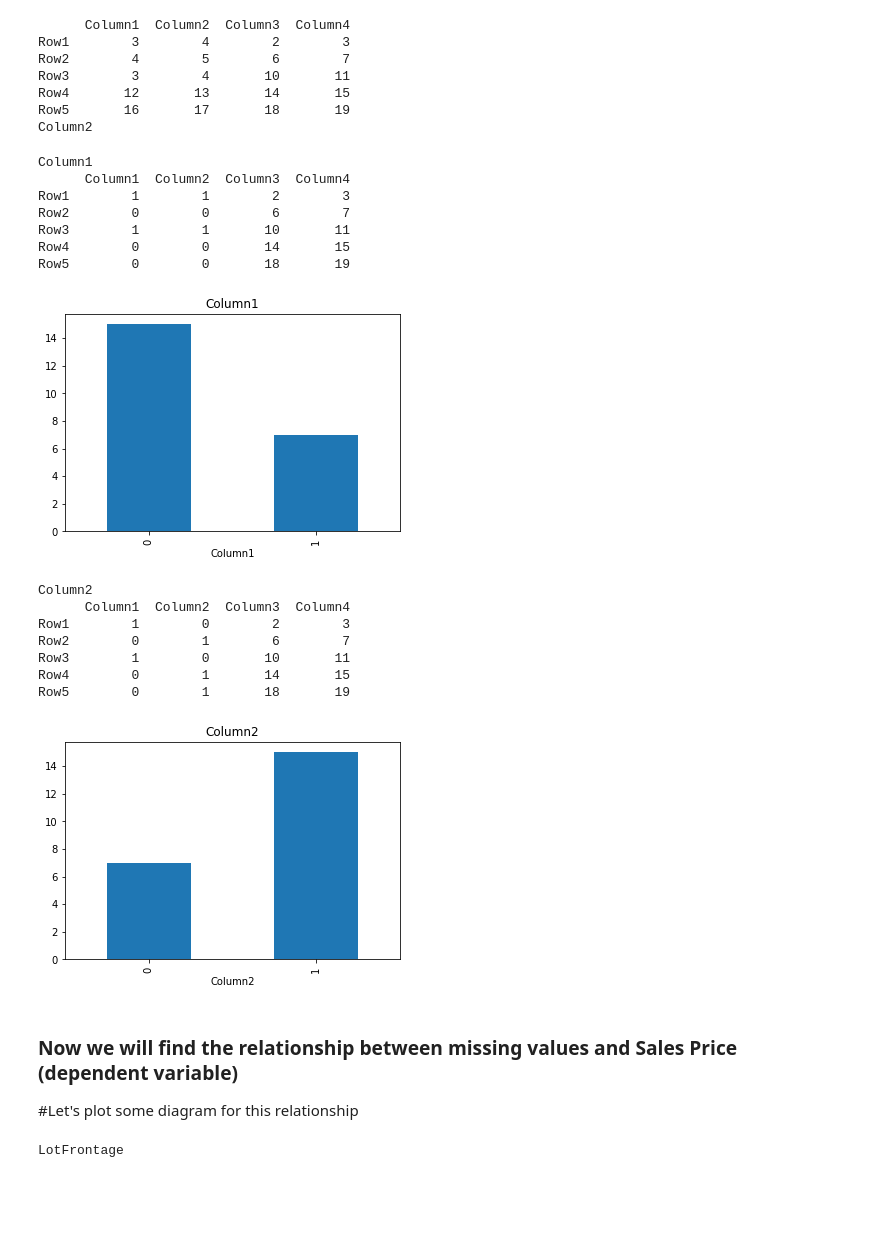
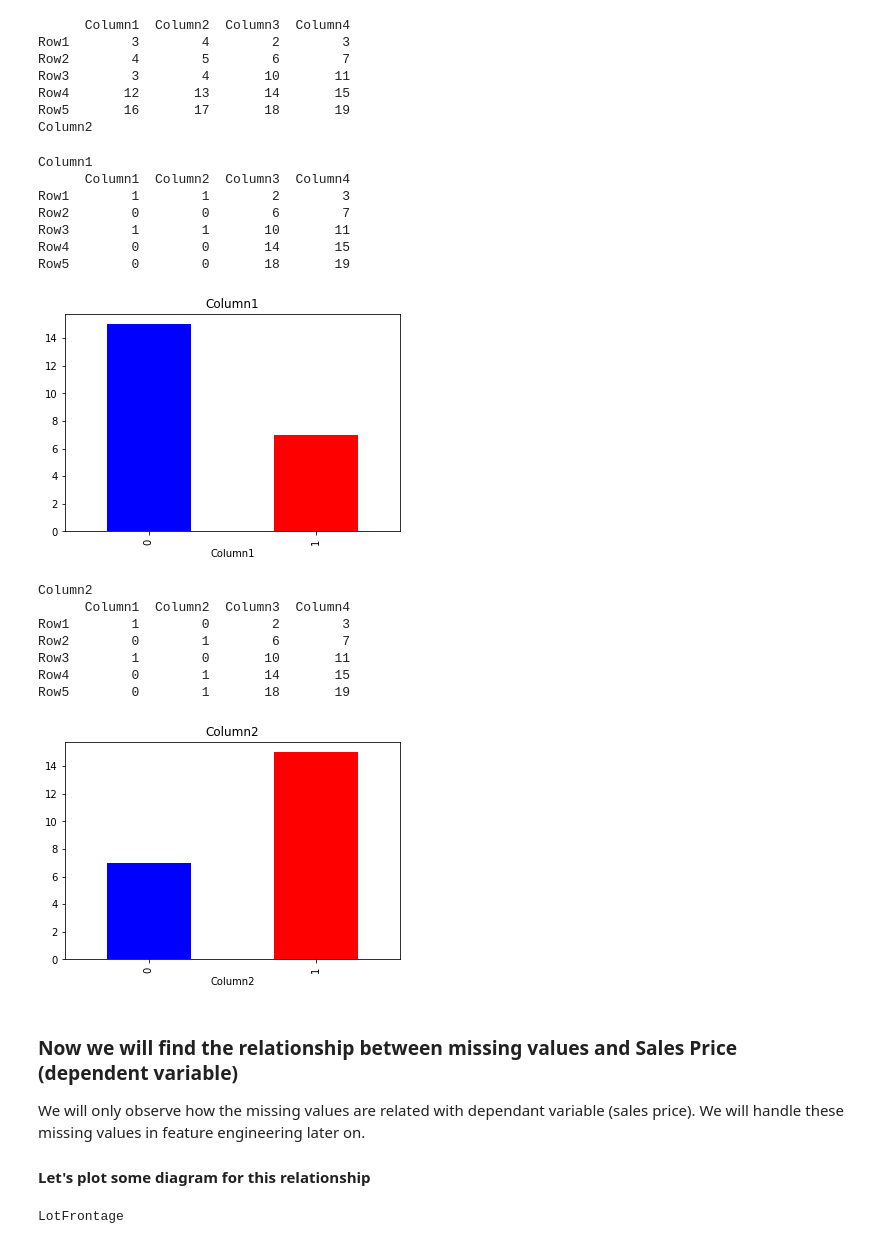
Before and after one commit to manzur-au/house-price-prediction, a Jupyter notebook: EDA - Melbourne House Price Prediction.ipynb, the cells around one changed output. Drawn from its saved outputs; the diff is of its cells as text; code cells hidden in the pictures; blank space fills up the shorter version.

```diff
--- a/EDA - Melbourne House Price Prediction.ipynb
+++ b/EDA - Melbourne House Price Prediction.ipynb
@@ -118,22 +118,22 @@ Column2
 # %%
 # See how you can change the values in each cell. Note how the loop works here... too basic?
 for f in f_select:
     print(f)
     df1[f] = np.where(df1[f]%2==0,1,0)
     print(df1)
     #break
-    df1.groupby(f)['Column4'].median().plot.bar()
+    df1.groupby(f)['Column4'].median().plot.bar(color=['blue', 'red'])
     plt.title(f)
     plt.show()
 # %% [output]
 Column1
       Column1  Column2  Column3  Column4
 Row1        1        1        2        3
 Row2        0        0        6        7
 Row3        1        1       10       11
 Row4        0        0       14       15
 Row5        0        0       18       19
-[figure, old version]
+[figure, new version]
 Column2
       Column1  Column2  Column3  Column4
 Row1        1        0        2        3
@@ -141,11 +141,12 @@ Row2        0        1        6        7
 Row3        1        0       10       11
 Row4        0        1       14       15
 Row5        0        1       18       19
-[figure, old version]
+[figure, new version]
 # %% [markdown]
 ### Now we will find the relationship between missing values and Sales Price (dependent variable)
+We will only observe how the missing values are related with dependant variable (sales price). We will handle these missing values in feature engineering later on.
 
-#Let's plot some diagram for this relationship
+#### Let's plot some diagram for this relationship
 # %%
 data = dataset.copy()
 #print(data.head())
```
Also changed, not shown: parts of 17 cells of this notebook.
